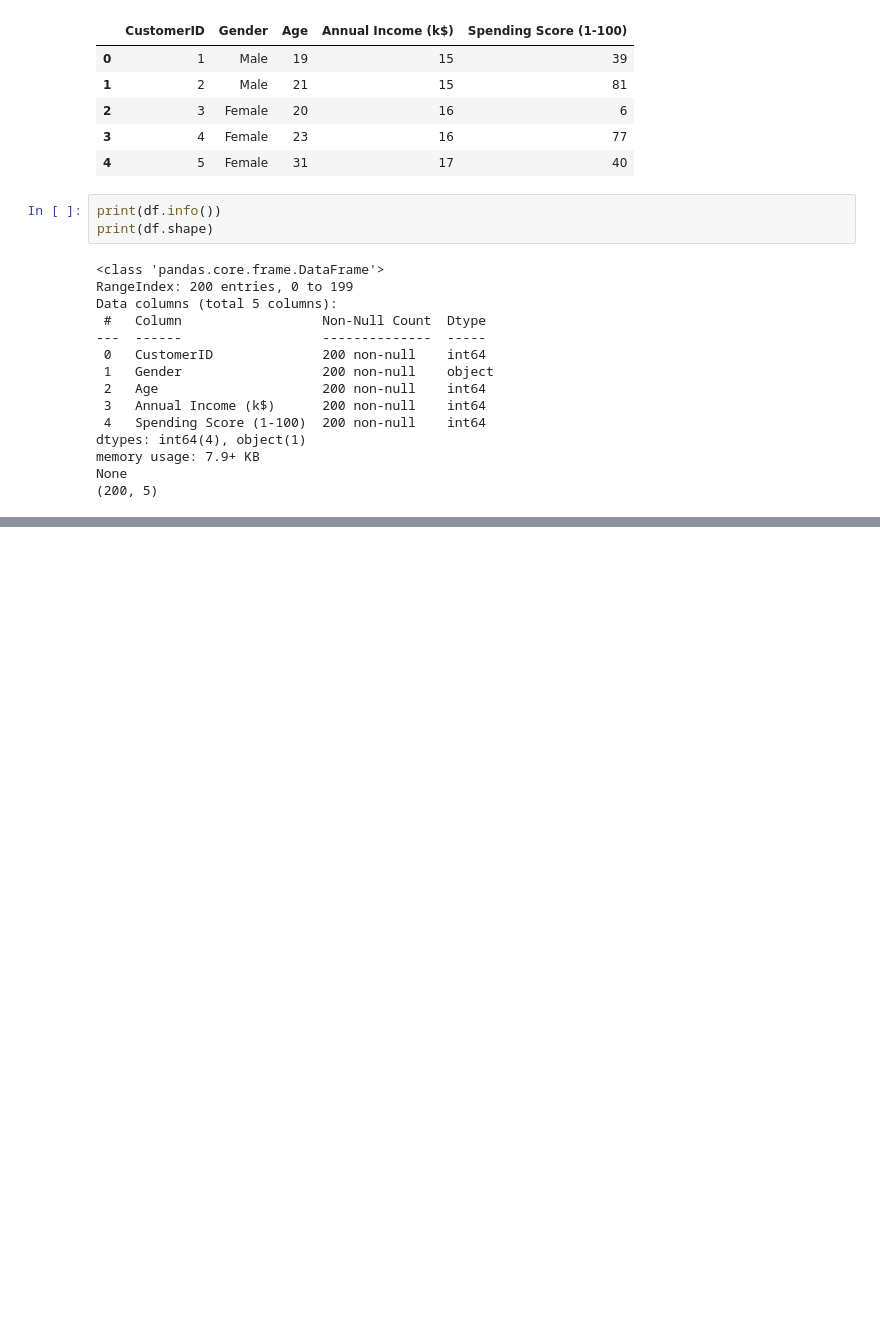
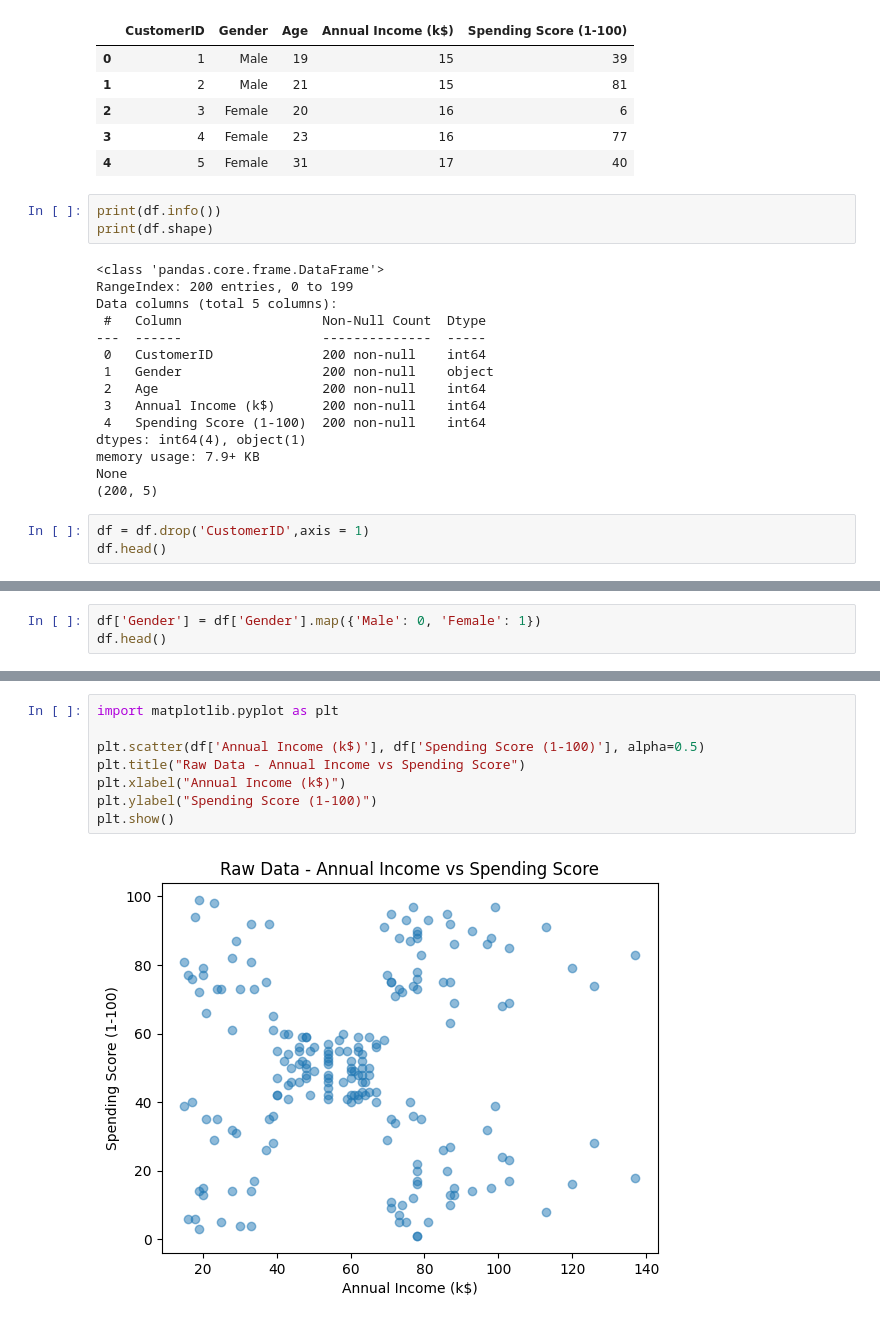
Before and after one commit to VishRoy/kaggle-notebook, a Jupyter notebook: Mall_Customers_Kmeans.ipynb, the cells around one changed output, grey strips where cells are left out. Saved outputs shown, nothing was run; the diff lists cells and outputs as text; blank space fills up the shorter version.

Commit message:
Kaggle Notebook | Mall Customer KMeans | Version 1

```diff
--- a/Mall_Customers_Kmeans.ipynb
+++ b/Mall_Customers_Kmeans.ipynb
@@ -52,3 +52,6 @@ dtypes: int64(4), object(1)
 memory usage: 7.9+ KB
 None
 (200, 5)
+# %%
+df = df.drop('CustomerID',axis = 1)
+df.head()
@@ -54,0 +65,3 @@ None
+# %%
+df['Gender'] = df['Gender'].map({'Male': 0, 'Female': 1})
+df.head()
@@ -54,0 +75,10 @@ None
+# %%
+import matplotlib.pyplot as plt
+
+plt.scatter(df['Annual Income (k$)'], df['Spending Score (1-100)'], alpha=0.5)
+plt.title("Raw Data - Annual Income vs Spending Score")
+plt.xlabel("Annual Income (k$)")
+plt.ylabel("Spending Score (1-100)")
+plt.show()
+# %% [output]
+[figure, added]
```
Also changed, not shown: parts of 3 cells of this notebook.
